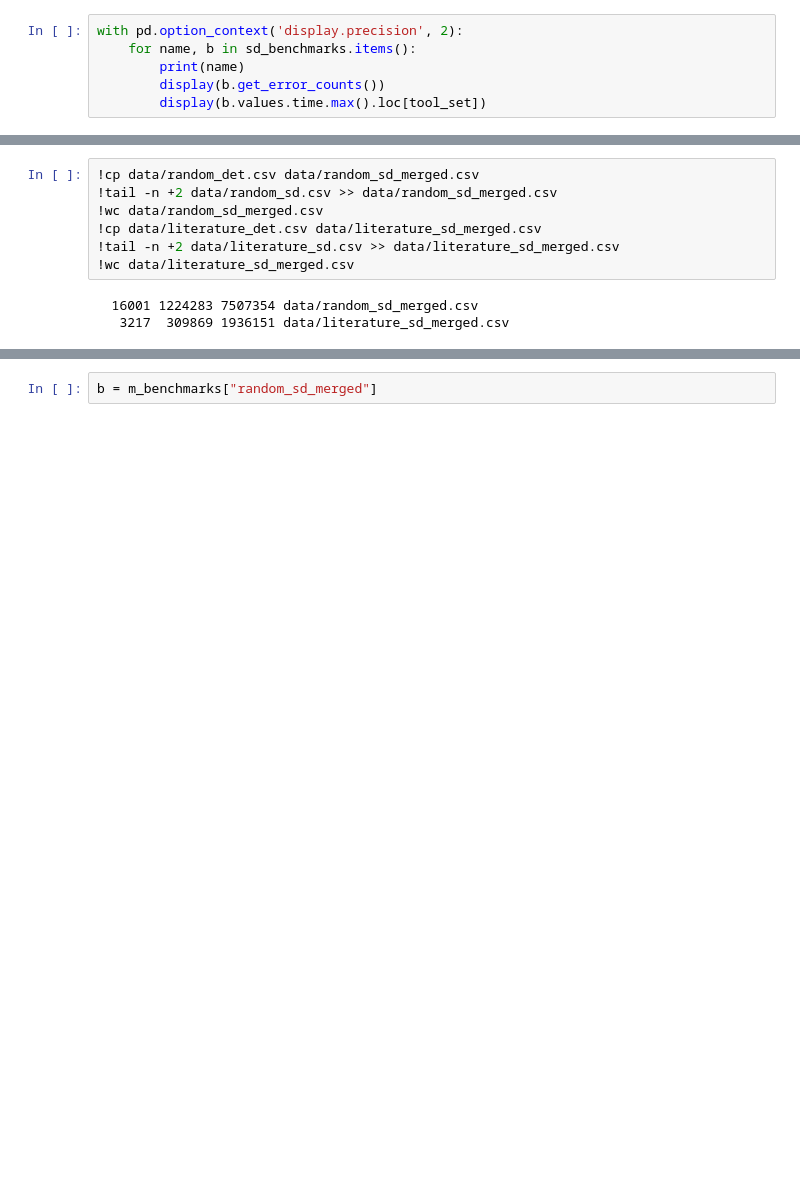
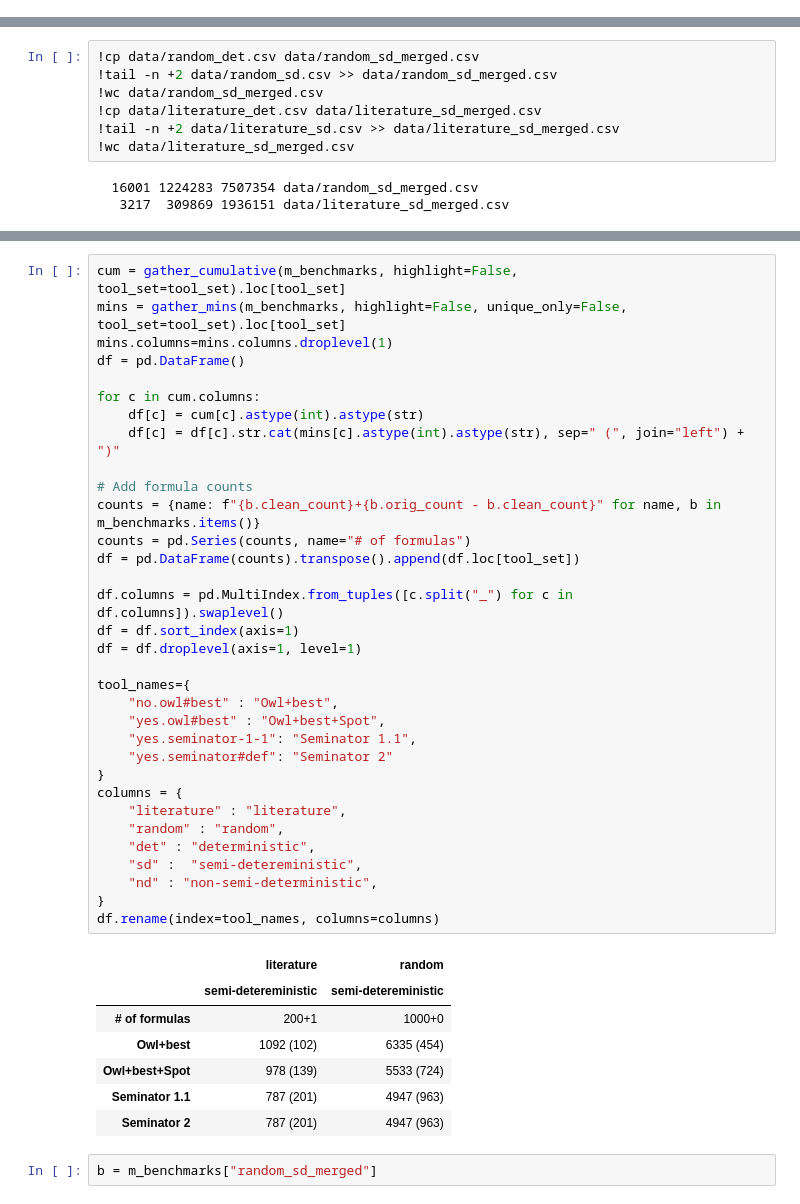
Before and after one commit to psimovec/seminator-evaluation, a Jupyter notebook: semi-determinization/Results-owl-best-sd.ipynb, the cells around one changed output, grey strips where cells are left out. Cells and saved outputs as stored; diff of their text form; blank space fills up the shorter version.

Commit message:
Fix semi-determinization notebooks

```diff
--- a/semi-determinization/Results-owl-best-sd.ipynb
+++ b/semi-determinization/Results-owl-best-sd.ipynb
@@ -99,6 +46,0 @@ The `#a` variant of Owl reached the 30s timeout in one case for random formulae.
-# %%
-with pd.option_context('display.precision', 2):
-    for name, b in sd_benchmarks.items():
-        print(name)
-        display(b.get_error_counts())
-        display(b.values.time.max().loc[tool_set])
@@ -176,3 +80,44 @@ gather_mins(m_benchmarks, tool_set=tool_set)
+# %%
+cum = gather_cumulative(m_benchmarks, highlight=False, tool_set=tool_set).loc[tool_set]
+mins = gather_mins(m_benchmarks, highlight=False, unique_only=False, tool_set=tool_set).loc[tool_set]
+mins.columns=mins.columns.droplevel(1)
+df = pd.DataFrame()
+
+for c in cum.columns:
+    df[c] = cum[c].astype(int).astype(str)
+    df[c] = df[c].str.cat(mins[c].astype(int).astype(str), sep=" (", join="left") + ")"
+
+# Add formula counts
+counts = {name: f"{b.clean_count}+{b.orig_count - b.clean_count}" for name, b in m_benchmarks.items()}
+counts = pd.Series(counts, name="# of formulas")
+df = pd.DataFrame(counts).transpose().append(df.loc[tool_set])
+
+df.columns = pd.MultiIndex.from_tuples([c.split("_") for c in df.columns]).swaplevel()
+df = df.sort_index(axis=1)
+df = df.droplevel(axis=1, level=1)
+
+tool_names={
+    "no.owl#best" : "Owl+best",
+    "yes.owl#best" : "Owl+best+Spot",
+    "yes.seminator-1-1": "Seminator 1.1",
+    "yes.seminator#def": "Seminator 2"
+}
+columns = {
+    "literature" : "literature",
+    "random" : "random",
+    "det" : "deterministic",
+    "sd" :  "semi-detereministic",
+    "nd" : "non-semi-deterministic",
+}
+df.rename(index=tool_names, columns=columns)
+# %% [output]
+|  | literature | random |
+|  | semi-detereministic | semi-detereministic |
+| # of formulas | 200+1 | 1000+0 |
+| Owl+best | 1092 (102) | 6335 (454) |
+| Owl+best+Spot | 978 (139) | 5533 (724) |
+| Seminator 1.1 | 787 (201) | 4947 (963) |
+| Seminator 2 | 787 (201) | 4947 (963) |
 # %%
 b = m_benchmarks["random_sd_merged"]
 # %% [markdown]
```
Also changed, not shown: parts of 30 cells of this notebook, 2 other files.
